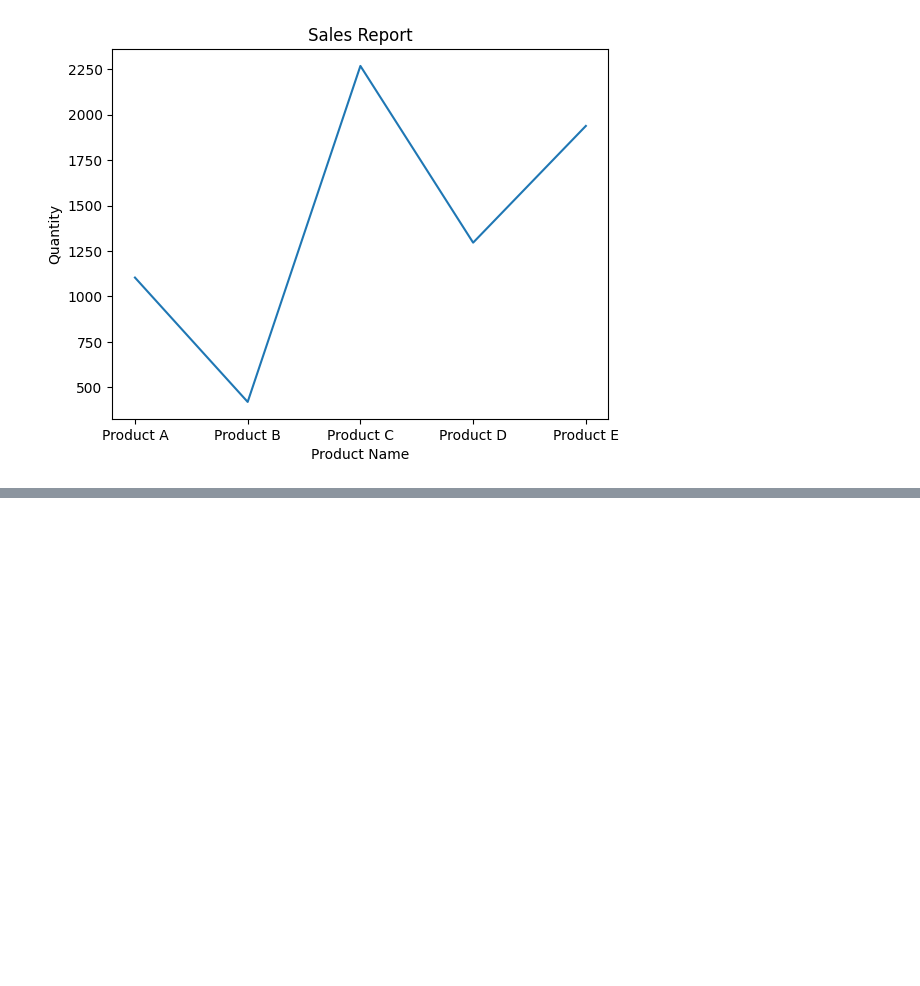
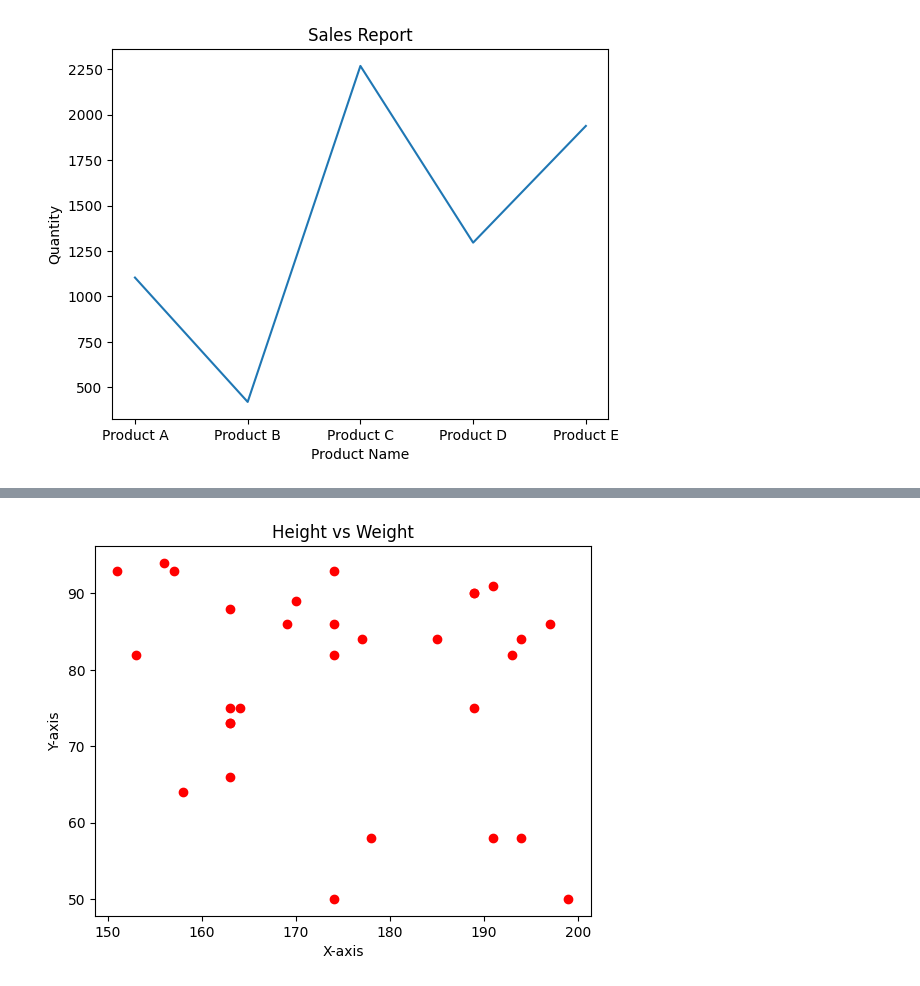
Before and after one commit to Musfique-Ahmed/Shongjog-Python-Course, a Jupyter notebook: Unit_4 Class_4/prac.ipynb, the cells around one changed output, grey strips where cells are left out. Saved outputs shown, nothing was run; the diff lists cells and outputs as text; code cells hidden in the pictures; blank space fills up the shorter version.

```diff
--- a/Unit_4 Class_4/prac.ipynb
+++ b/Unit_4 Class_4/prac.ipynb
@@ -109,0 +126,10 @@ plt.show()
+# %%
+height = df["Height"]
+weight= df["Weight"]
+plt.scatter(height,weight, color="red",marker="o")
+plt.xlabel("X-axis")
+plt.ylabel("Y-axis")
+plt.title("Height vs Weight")
+plt.show()
+# %% [output]
+[figure, added]
```
Also changed, not shown: parts of 11 cells of this notebook.
